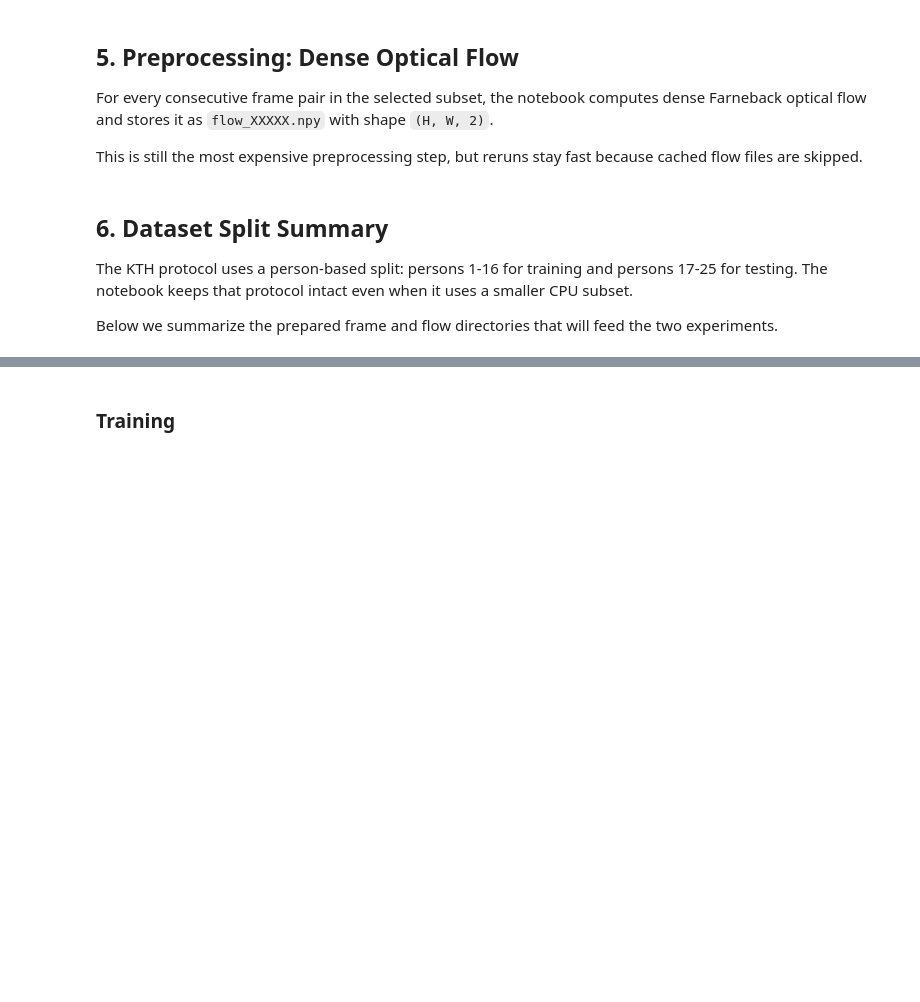
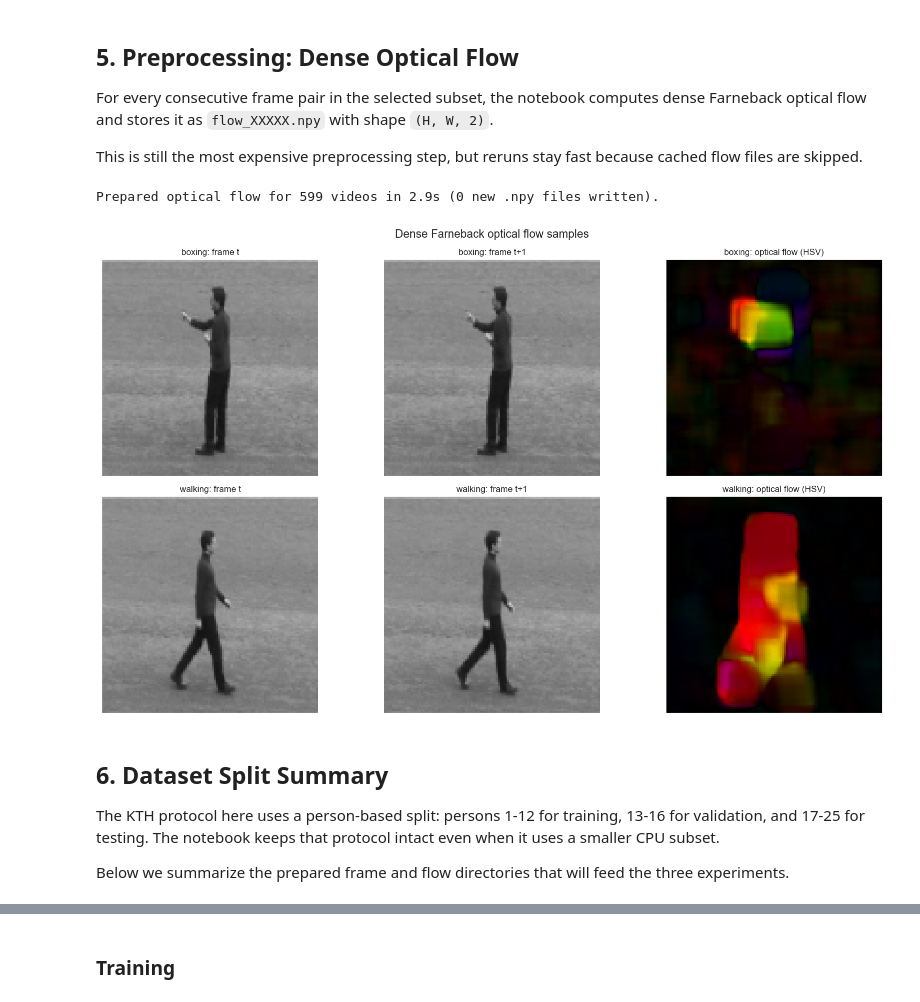
Before and after one commit to amahdi4/ActionFlow, a Jupyter notebook: ActionFlow.ipynb, the cells around one changed output, grey strips where cells are left out. Cells and saved outputs as stored; diff of their text form; code cells hidden in the pictures; blank space fills up the shorter version.

```diff
--- a/ActionFlow.ipynb
+++ b/ActionFlow.ipynb
@@ -370,40 +423,46 @@ This is still the most expensive preprocessing step, but reruns stay fast becaus
 # %%
 t0 = time.time()
 new_flow_files = compute_flow_for_selected(selected_avis, raw_root, frames_root, flow_root)
 elapsed = time.time() - t0
 print(f"Prepared optical flow for {len(selected_avis)} videos in {elapsed:.1f}s ({new_flow_files} new .npy files written).")
 
 fig, axes = plt.subplots(len(NOTEBOOK_SAMPLE_FLOW_CLASSES), 3, figsize=(14, 4 * len(NOTEBOOK_SAMPLE_FLOW_CLASSES)))
 for row, class_name in enumerate(NOTEBOOK_SAMPLE_FLOW_CLASSES):
     video_dir = first_available_video_dir(frames_root, class_name)
     flow_dir = flow_root / class_name / video_dir.name
     frame_paths = sorted(video_dir.glob("frame_*.png"))
     flow_paths = sorted(flow_dir.glob("flow_*.npy"))
-    midpoint = len(flow_paths) // 2
+    # Pick a flow frame where the person is actually visible (high variance = motion)
+    active_idx = find_active_frame_index(frame_paths)
+    # Clamp to valid flow range (flow has one fewer entry than frames)
+    active_idx = min(active_idx, len(flow_paths) - 1)
 
-    frame_a = cv2.cvtColor(cv2.imread(str(frame_paths[midpoint])), cv2.COLOR_BGR2RGB)
-    frame_b = cv2.cvtColor(cv2.imread(str(frame_paths[midpoint + 1])), cv2.COLOR_BGR2RGB)
-    flow_hsv = visualize_flow(np.load(flow_paths[midpoint]))
+    frame_a = cv2.cvtColor(cv2.imread(str(frame_paths[active_idx])), cv2.COLOR_BGR2RGB)
+    frame_b = cv2.cvtColor(cv2.imread(str(frame_paths[active_idx + 1])), cv2.COLOR_BGR2RGB)
+    flow_hsv = visualize_flow(np.load(flow_paths[active_idx]))
 
     for col, (image, title) in enumerate(
         zip(
             [frame_a, frame_b, flow_hsv],
             [f"{class_name}: frame t", f"{class_name}: frame t+1", f"{class_name}: optical flow (HSV)"],
             strict=True,
         )
     ):
         axes[row, col].imshow(image)
         axes[row, col].set_title(title, fontsize=10)
         axes[row, col].axis("off")
 
 fig.suptitle("Dense Farneback optical flow samples", fontsize=13)
 fig.tight_layout()
 display(fig)
 plt.close(fig)
+# %% [output]
+Prepared optical flow for 599 videos in 2.9s (0 new .npy files written).
+[figure, added]
 # %% [markdown]
 ## 6. Dataset Split Summary
 
-The KTH protocol uses a person-based split: persons 1-16 for training and persons 17-25 for testing. The notebook keeps that protocol intact even when it uses a smaller CPU subset.
+The KTH protocol here uses a person-based split: persons 1-12 for training, 13-16 for validation, and 17-25 for testing. The notebook keeps that protocol intact even when it uses a smaller CPU subset.
 
-Below we summarize the prepared frame and flow directories that will feed the two experiments.
+Below we summarize the prepared frame and flow directories that will feed the three experiments.
 # %%
```
Also changed, not shown: parts of 37 cells of this notebook, 8 other files.
